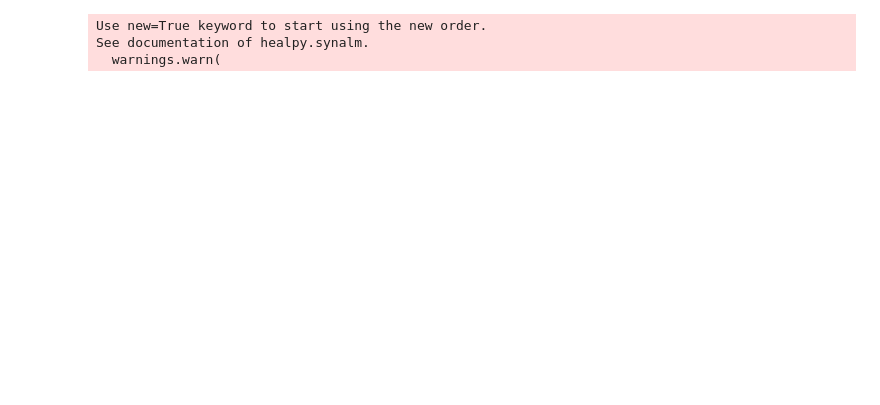
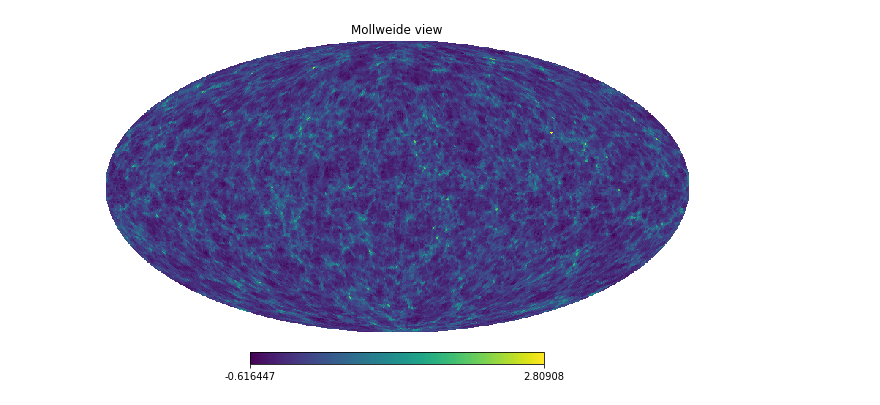
Before and after one commit to wurdahl/kSZ-Velocity-Recon-ML, a Jupyter notebook: GenerativeModel.ipynb, the cells around one changed output. Saved outputs shown, nothing was run; the diff lists cells and outputs as text; code cells hidden in the pictures; blank space fills up the shorter version.

```diff
--- a/GenerativeModel.ipynb
+++ b/GenerativeModel.ipynb
@@ -37,22 +41,14 @@ overdensData = np.zeros((numSets,12*nside**2))
 kSZData = np.zeros((numSets,12*nside**2))
 velData = np.zeros((numSets,12*nside**2))
 # %%
-kSZFiles = os.listdir('./Data/kSZ')
-velFiles = os.listdir('./Data/velocityField')
-densFiles = os.listdir('./Data/overdensity')
-
+for i in range(0,numSets):
+    overdensData[i] = hp.reorder(np.load('./Data/overdensity/'+densFiles[i]),r2n=True)
+    kSZData[i] = hp.reorder(np.load('./Data/kSZ/'+kSZFiles[i]),r2n=True)
+    velData[i] = hp.reorder(np.load('./Data/velocityField/'+velFiles[i]),r2n=True)
 # for i in range(0,numSets):
-#     overdensData[i] = np.load('./Data/overdensity/'+densFiles[i])
-#     kSZData[i] = np.load('./Data/kSZ/'+kSZFiles[i])
-#     velData[i] = np.load('./Data/velocityField/'+velFiles[i])
-for i in range(0,numSets):
-    overdensData[i] = hp.reorder(hp.synfast(cls_clu,nside=nside),r2n=True)
-    kSZData[i] = hp.reorder(100000*hp.synfast(kSZPowSpec,nside=nside),r2n=True)
-    velData[i] = hp.reorder(kSZData[i]/(overdensData[i]+1),r2n=True)
+#     overdensData[i] = hp.reorder(hp.synfast(cls_clu,nside=nside),r2n=True)
+#     kSZData[i] = hp.reorder(100000*hp.synfast(kSZPowSpec,nside=nside),r2n=True)
+#     velData[i] = hp.reorder(kSZData[i]/(overdensData[i]+1),r2n=True)
-# %% [output]
-Use new=True keyword to start using the new order.
-See documentation of healpy.synalm.
-  warnings.warn(
 # %%
 x_raw = np.stack((overdensData,kSZData),axis=2)
 # %%
@@ -66 +60,5 @@ y_train, y_test = np.split(velData, indices_or_sections=[numSets-50])
+# %%
+hp.mollview(overdensData[350],nest=True)
+# %% [output]
+[figure, added]
 # %%
```
Also changed, not shown: parts of 15 cells of this notebook.
